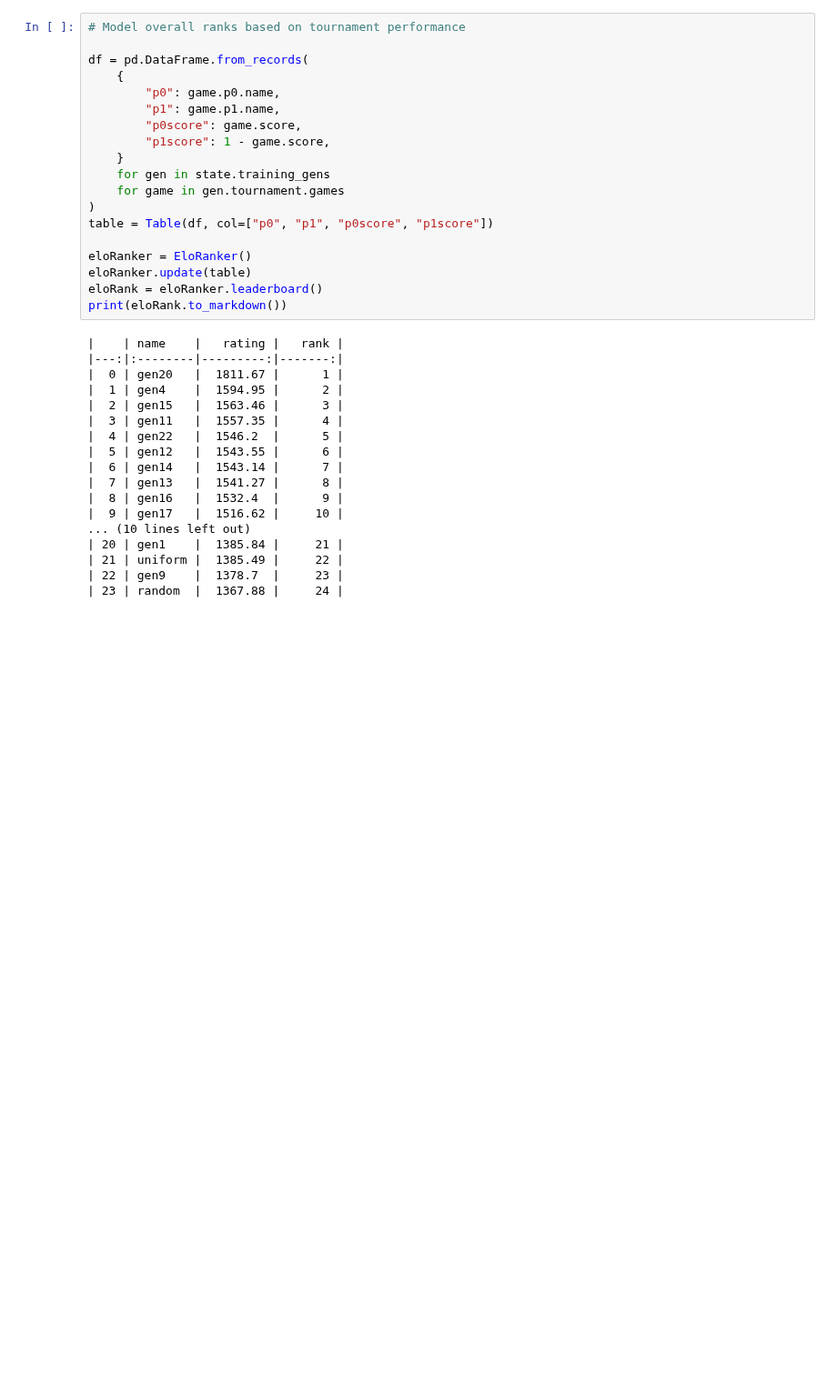
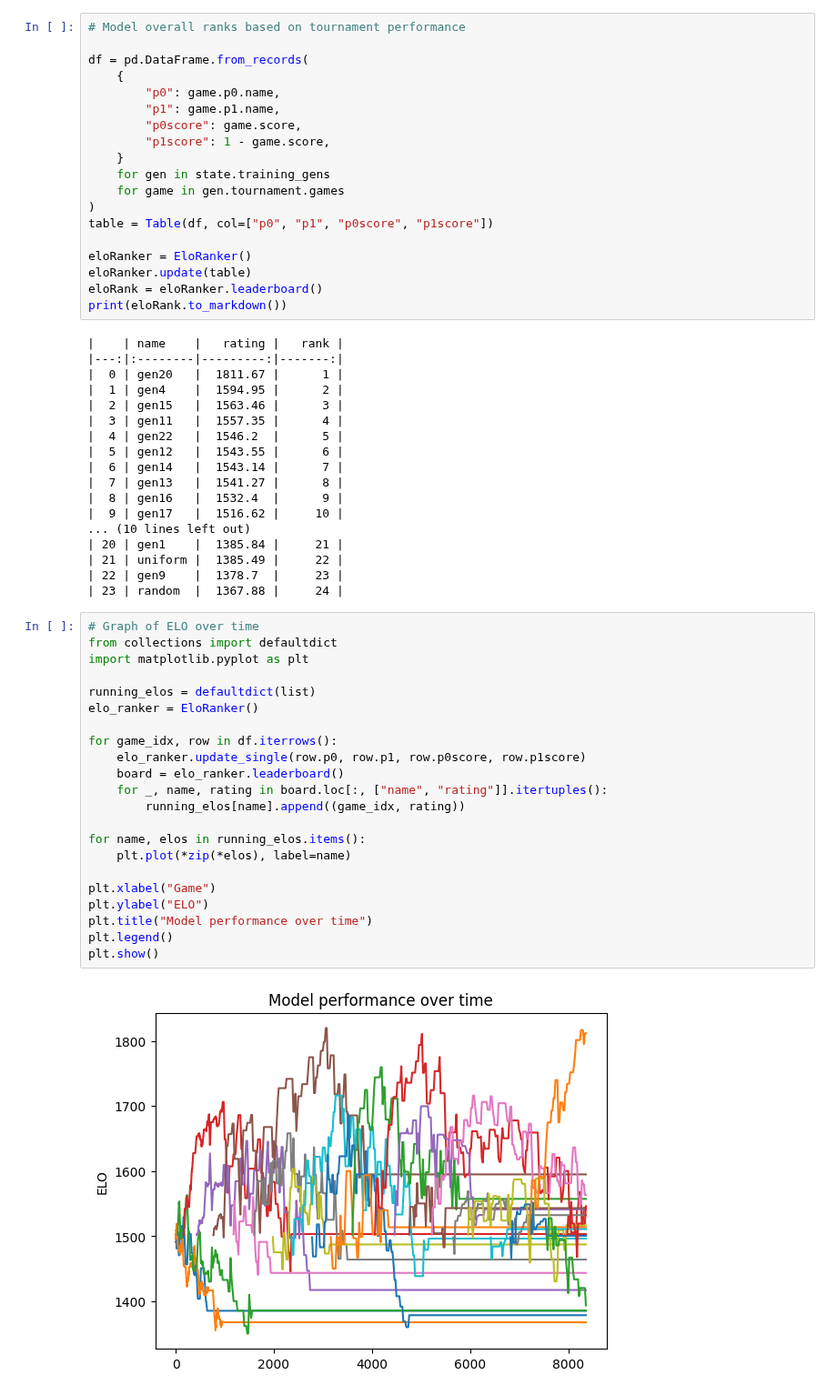
Before and after one commit to advait/c4a0, a Jupyter notebook: src/explore.ipynb, the cells around one changed output. Shown at 91% size. Cells and saved outputs as stored; diff of their text form; blank space fills up the shorter version.

Commit message:
Add elo graph.

```diff
--- a/src/explore.ipynb
+++ b/src/explore.ipynb
@@ -86,3 +86,27 @@ print(eloRank.to_markdown())
 | 21 | uniform |  1385.49 |     22 |
 | 22 | gen9    |  1378.7  |     23 |
 | 23 | random  |  1367.88 |     24 |
+# %%
+# Graph of ELO over time
+from collections import defaultdict
+import matplotlib.pyplot as plt
+
+running_elos = defaultdict(list)
+elo_ranker = EloRanker()
+
+for game_idx, row in df.iterrows():
+    elo_ranker.update_single(row.p0, row.p1, row.p0score, row.p1score)
+    board = elo_ranker.leaderboard()
+    for _, name, rating in board.loc[:, ["name", "rating"]].itertuples():
+        running_elos[name].append((game_idx, rating))
+
+for name, elos in running_elos.items():
+    plt.plot(*zip(*elos), label=name)
+
+plt.xlabel("Game")
+plt.ylabel("ELO")
+plt.title("Model performance over time")
+plt.legend()
+plt.show()
+# %% [output]
+[figure, added]
```
Also changed, not shown: 2 other files.
